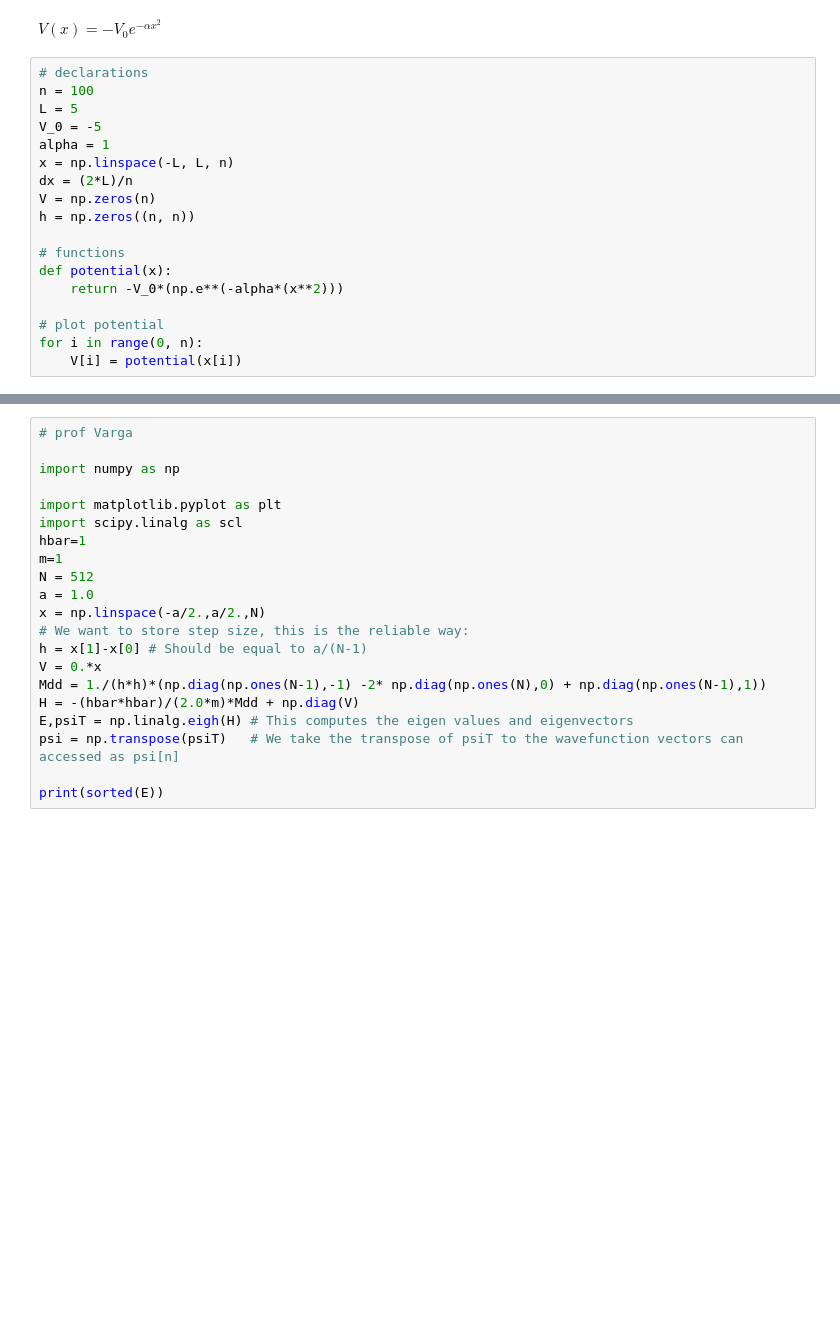
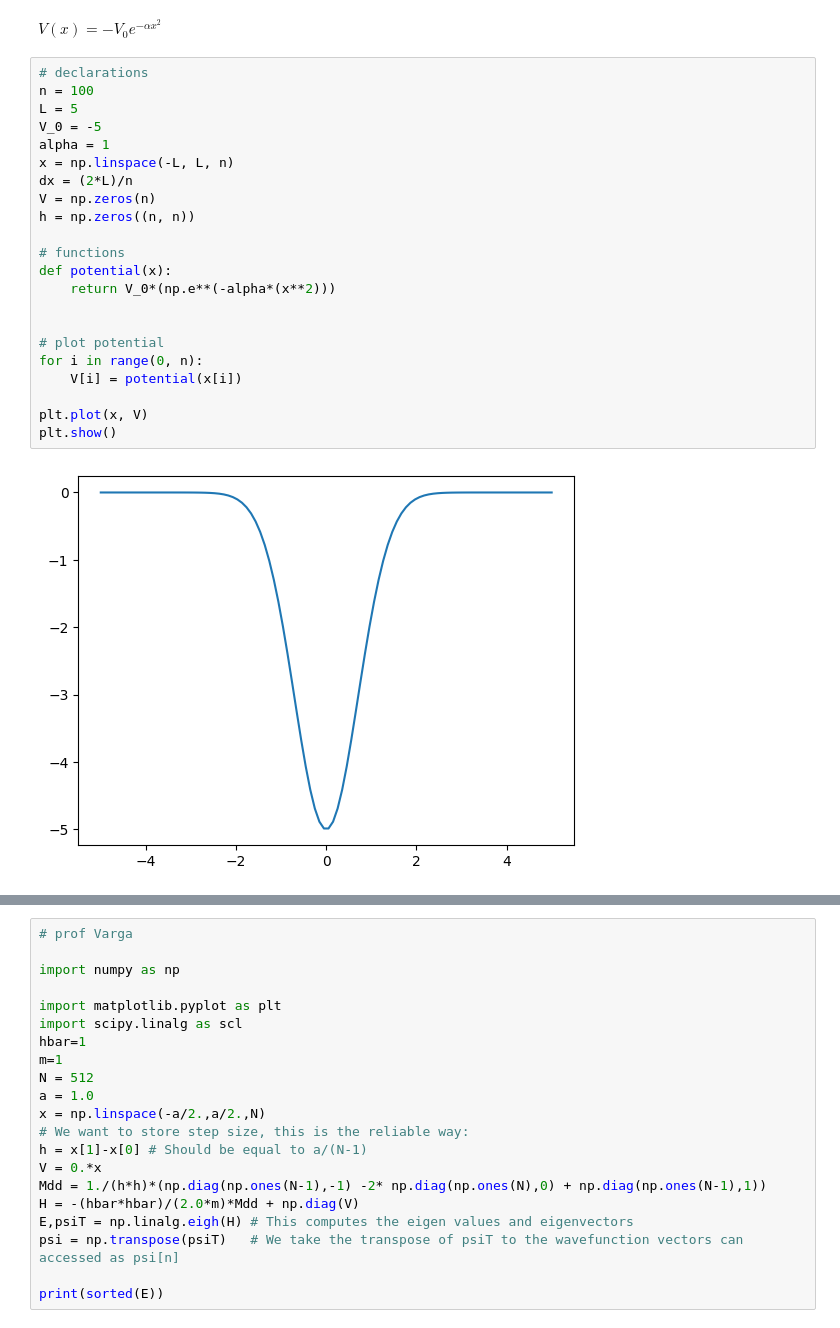
Before and after one commit to ZilD117/Comp-Physics, a Jupyter notebook: Hamiltonian Eigenvalues.ipynb, the cells around one changed output, grey strips where cells are left out. Drawn from its saved outputs; the diff is of its cells as text; blank space fills up the shorter version.

```diff
--- a/Hamiltonian Eigenvalues.ipynb
+++ b/Hamiltonian Eigenvalues.ipynb
@@ -10,21 +10,27 @@ $V(x) = -V_0 e^{-\alpha x^2}$
 # %%
 # declarations
 n = 100
 L = 5
 V_0 = -5
 alpha = 1
 x = np.linspace(-L, L, n)
 dx = (2*L)/n
 V = np.zeros(n)
 h = np.zeros((n, n))
 
 # functions
 def potential(x):
-    return -V_0*(np.e**(-alpha*(x**2)))
+    return V_0*(np.e**(-alpha*(x**2)))
+
 
 # plot potential
 for i in range(0, n):
     V[i] = potential(x[i])
+
+plt.plot(x, V)
+plt.show()
+# %% [output]
+[figure, added]
 # %%
 # generate matrix
 for i in range(0, n):
```
Also changed, not shown: parts of 1 cell of this notebook.
